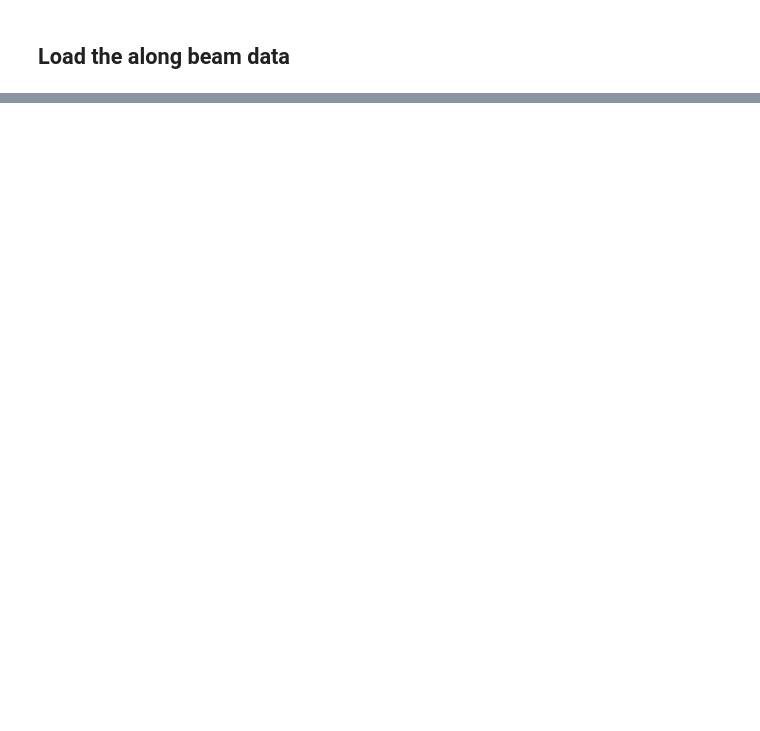
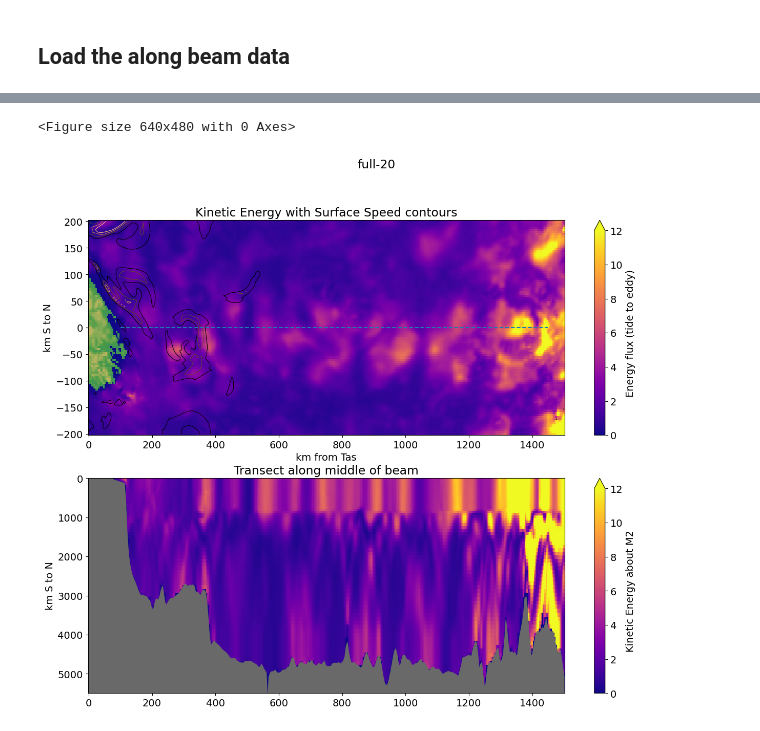
Before and after one commit to ashjbarnes/tasman-tides, a Jupyter notebook: notebooks/analysis/horizontal flux movie.ipynb, the cells around one changed output, grey strips where cells are left out. Cells and saved outputs as stored; diff of their text form; code cells hidden in the pictures; blank space fills up the shorter version.

```diff
--- a/notebooks/analysis/horizontal flux movie.ipynb
+++ b/notebooks/analysis/horizontal flux movie.ipynb
@@ -477,8 +29,0 @@ plt.gca().invert_yaxis()
-# %%
-output = "0*"
-surface = xr.open_mfdataset(f"/g/data/nm03/ab8992/blank-20/output{output}/surface.nc",decode_times = False)
-u = xr.open_mfdataset(f"/g/data/nm03/ab8992/blank-20/output{output}/u/*",decode_times = False).u
-v = xr.open_mfdataset(f"/g/data/nm03/ab8992/blank-20/output{output}/v/*",decode_times = False).v
-e = xr.open_mfdataset(f"/g/data/nm03/ab8992/blank-20/output{output}/e/*",decode_times = False).e
-rho = xr.open_mfdataset(f"/g/data/nm03/ab8992/blank-20/output{output}/rho/*",decode_times = False).rho
-bathy = e.isel(time = 0,rho2_i = 0)
@@ -564,18 +29,0 @@ plt.figure()
-# %%
-fig, axs = plt.subplots(2, 1, figsize=(15, 10))
-i = 0
-total = hef(u,v,10).persist()
-total.plot(ax = axs[0],vmin = -0.2,vmax = 0.2,cmap = "RdBu")
-# total.mean("yb").cumsum("xb").plot(ax = axs[0])
-
-axs[0].set_xlabel('km from Tas')
-axs[0].set_ylabel('km S to N')
-axs[0].set_title('Horizontal Energy Transfer')
-print("surface...")
-## put gridlines on plot
-axs[0].grid(True, which='both')
-speed = np.sqrt(u**2 + v**2).sel(time = t0 + i + m2 * 6,method = "nearest").isel(zl = 0).persist()
-speed.plot(ax = axs[1])
-axs[1].set_xlabel('km from Tas')
-axs[1].set_ylabel('km S to N')
-axs[1].set_title('Surface Speed')
@@ -585,0 +48,17 @@ Text(0.5, 1.0, 'Surface Speed')
+# %%
+from importlib import reload
+reload(tt)
+plt.clf()
+data = xr.Dataset(
+    {"speed":speed.rename({"time":"TIME"}), ## Rename since this dimension is on 6hrs
+            "u":u,
+            "v":v,
+            "bathy":bathy
+    }
+)
+fig = plt.figure(figsize=(15, 12))
+
+tt.plot_ke(data,fig,10)
+# %% [output]
+<Figure size 640x480 with 0 Axes>
+[figure, added]
```
Also changed, not shown: parts of 34 cells of this notebook.
